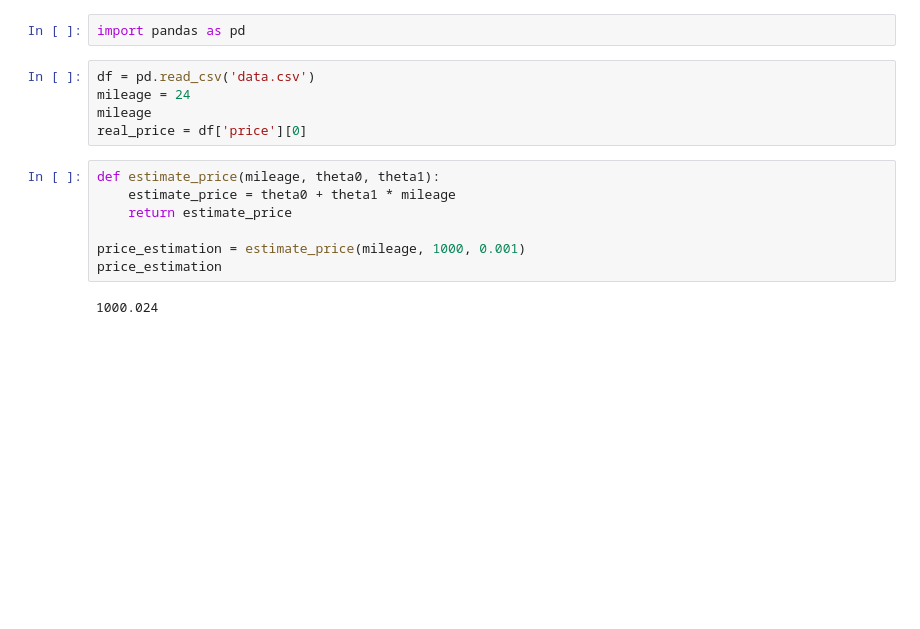
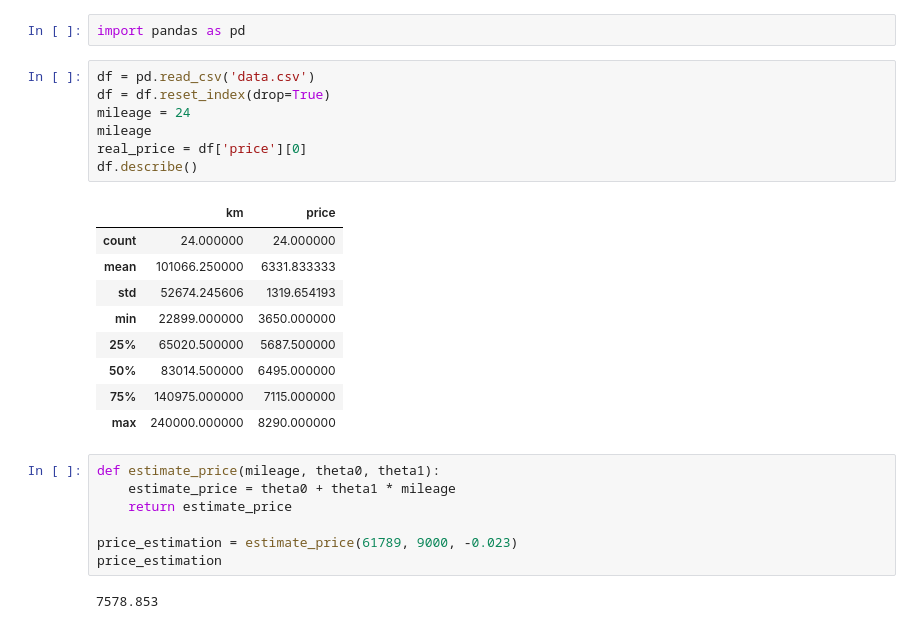
Before and after one commit to lorbke/42_ft_linear_regression, a Jupyter notebook: linear_regression.ipynb, the cells around one changed output. Drawn from its saved outputs; the diff is of its cells as text; blank space fills up the shorter version.

```diff
--- a/linear_regression.ipynb
+++ b/linear_regression.ipynb
@@ -2,16 +2,28 @@
 import pandas as pd
 # %%
 df = pd.read_csv('data.csv')
+df = df.reset_index(drop=True)
 mileage = 24
 mileage
 real_price = df['price'][0]
+df.describe()
+# %% [output]
+|  | km | price |
+| count | 24.000000 | 24.000000 |
+| mean | 101066.250000 | 6331.833333 |
+| std | 52674.245606 | 1319.654193 |
+| min | 22899.000000 | 3650.000000 |
+| 25% | 65020.500000 | 5687.500000 |
+| 50% | 83014.500000 | 6495.000000 |
+| 75% | 140975.000000 | 7115.000000 |
+| max | 240000.000000 | 8290.000000 |
 # %%
 def estimate_price(mileage, theta0, theta1):
     estimate_price = theta0 + theta1 * mileage
     return estimate_price
 
-price_estimation = estimate_price(mileage, 1000, 0.001)
+price_estimation = estimate_price(61789, 9000, -0.023)
 price_estimation
 # %% [output]
-1000.024
+7578.853
 # %%
```
Also changed, not shown: parts of 8 cells of this notebook, 2 other files.
